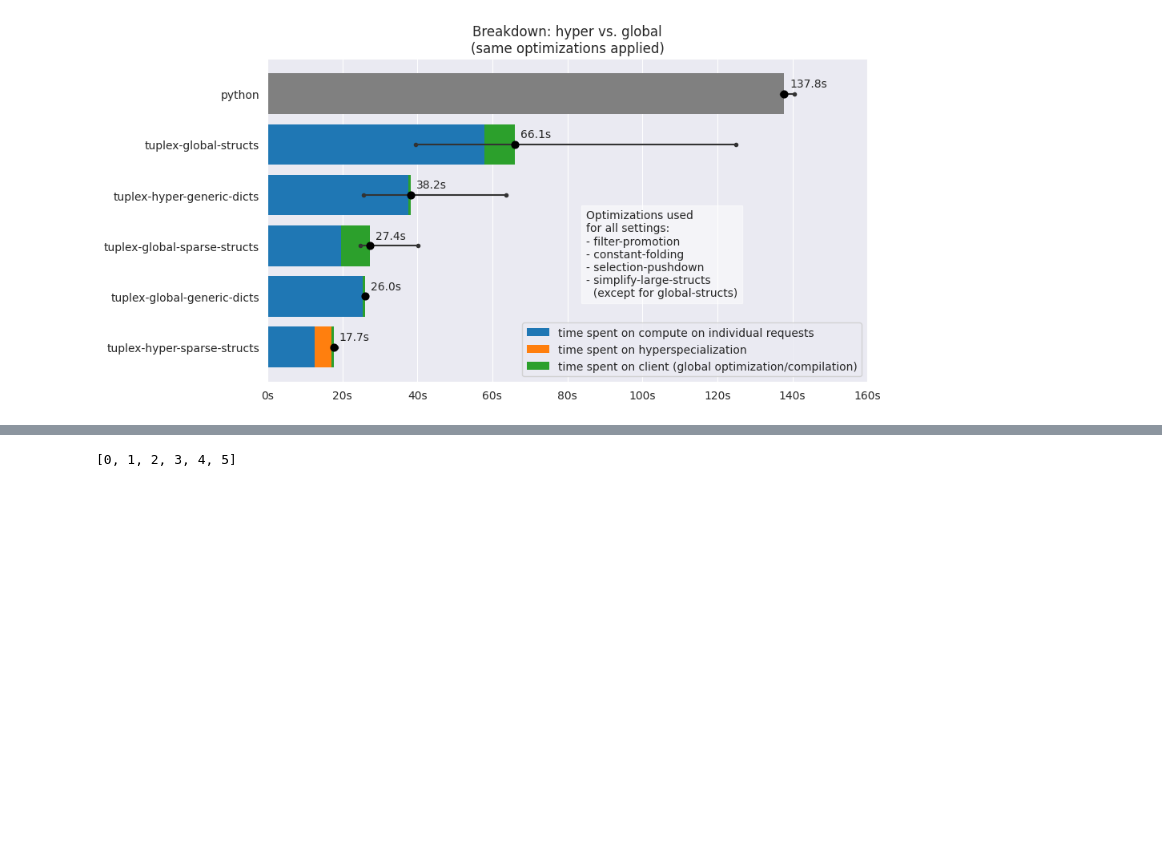
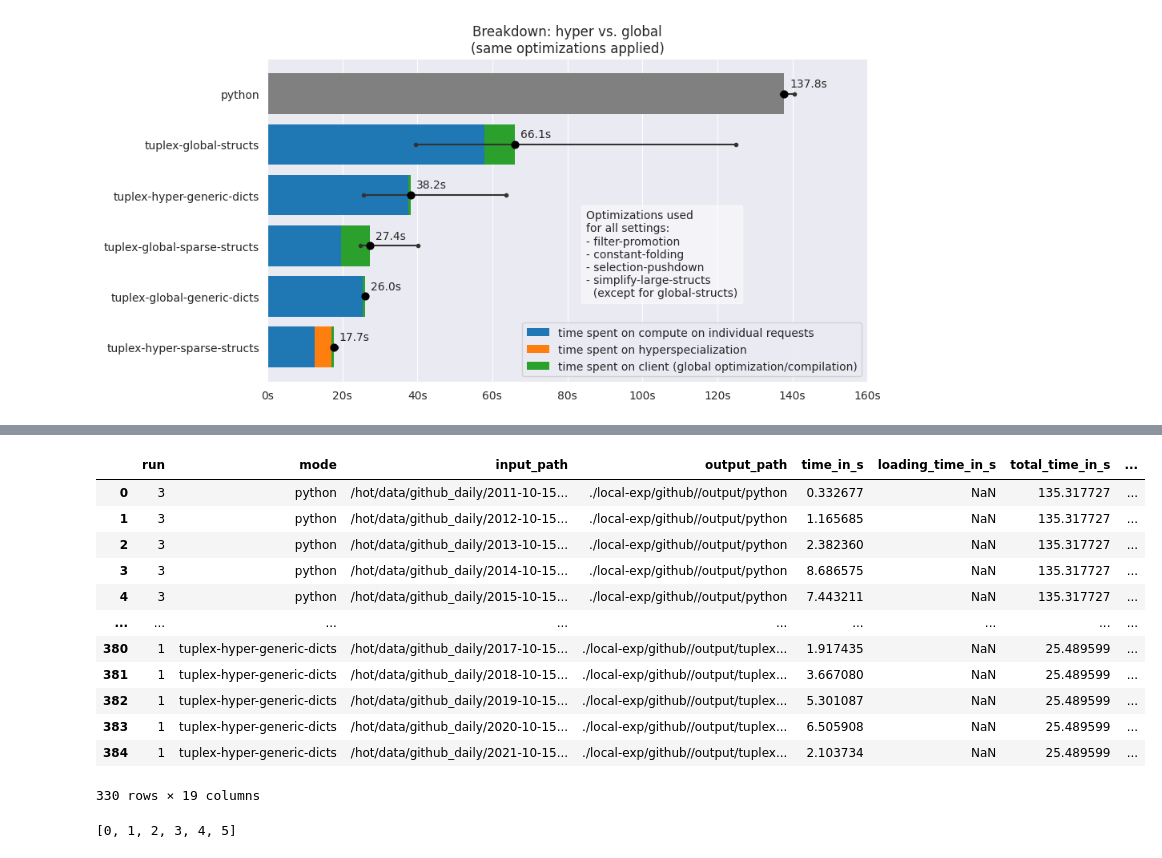
Before and after one commit to LeonhardFS/tuplex-public, a Jupyter notebook: benchmarks/nextconf/hyperspecialization/notebooks/04_Github_sparse_with_auto_detect.ipynb, the cells around one changed output, grey strips where cells are left out. Drawn from its saved outputs; the diff is of its cells as text; code cells hidden in the pictures; blank space fills up the shorter version.

```diff
--- a/benchmarks/nextconf/hyperspecialization/notebooks/04_Github_sparse_with_auto_detect.ipynb
+++ b/benchmarks/nextconf/hyperspecialization/notebooks/04_Github_sparse_with_auto_detect.ipynb
@@ -158,3 +206,19 @@ plot_breakdown(df, 'plots/tuplex-hyper-vs-global-breakdown.png')
+# %%
+df
+# %% [output]
+|  | run | mode | input_path | output_path | time_in_s | loading_time_in_s | total_time_in_s | ... |
+| 0 | 3 | python | /hot/data/github_daily/2011-10-15... | ./local-exp/github//output/python | 0.332677 | NaN | 135.317727 | ... |
+| 1 | 3 | python | /hot/data/github_daily/2012-10-15... | ./local-exp/github//output/python | 1.165685 | NaN | 135.317727 | ... |
+| 2 | 3 | python | /hot/data/github_daily/2013-10-15... | ./local-exp/github//output/python | 2.382360 | NaN | 135.317727 | ... |
+| 3 | 3 | python | /hot/data/github_daily/2014-10-15... | ./local-exp/github//output/python | 8.686575 | NaN | 135.317727 | ... |
+| 4 | 3 | python | /hot/data/github_daily/2015-10-15... | ./local-exp/github//output/python | 7.443211 | NaN | 135.317727 | ... |
+| ... | ... | ... | ... | ... | ... | ... | ... | ... |
+| 380 | 1 | tuplex-hyper-generic-dicts | /hot/data/github_daily/2017-10-15... | ./local-exp/github//output/tuplex... | 1.917435 | NaN | 25.489599 | ... |
+| 381 | 1 | tuplex-hyper-generic-dicts | /hot/data/github_daily/2018-10-15... | ./local-exp/github//output/tuplex... | 3.667080 | NaN | 25.489599 | ... |
+| 382 | 1 | tuplex-hyper-generic-dicts | /hot/data/github_daily/2019-10-15... | ./local-exp/github//output/tuplex... | 5.301087 | NaN | 25.489599 | ... |
+| 383 | 1 | tuplex-hyper-generic-dicts | /hot/data/github_daily/2020-10-15... | ./local-exp/github//output/tuplex... | 6.505908 | NaN | 25.489599 | ... |
+| 384 | 1 | tuplex-hyper-generic-dicts | /hot/data/github_daily/2021-10-15... | ./local-exp/github//output/tuplex... | 2.103734 | NaN | 25.489599 | ... |
+330 rows × 19 columns
 # %%
 modes
 # %% [output]
```
Also changed, not shown: parts of 2 cells of this notebook, 1 other file.
